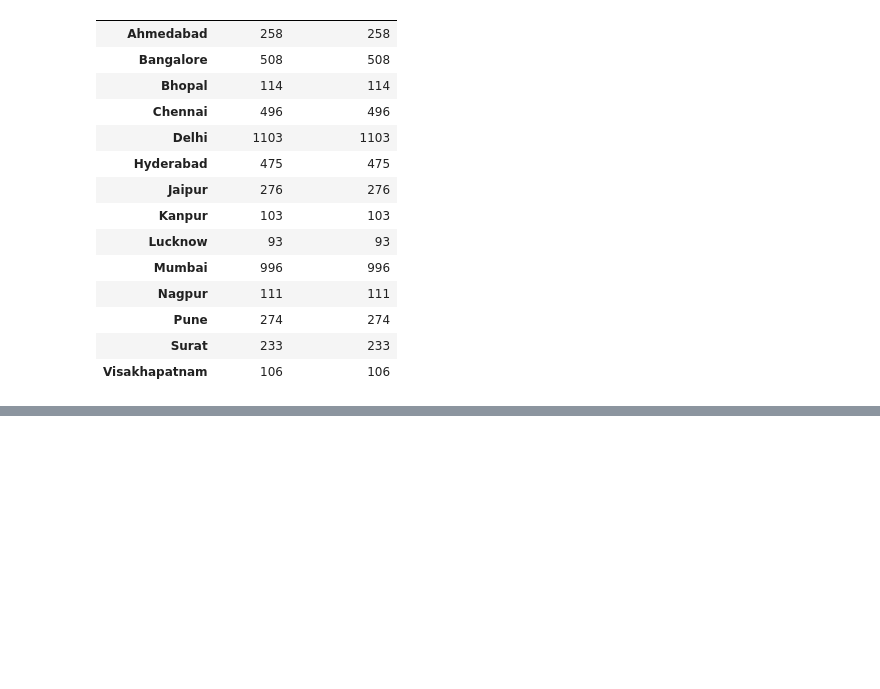
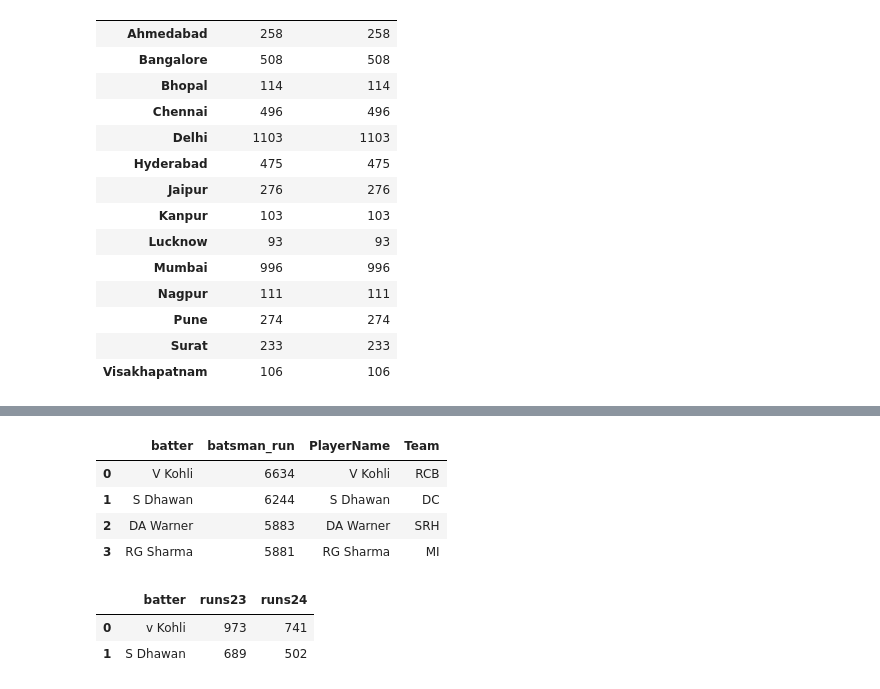
Before and after one commit to pranaliwadkar746-ship-it/Retail-Analytics, a Jupyter notebook: Pandas_Lab 10.ipynb, the cells around one changed output, grey strips where cells are left out. Drawn from its saved outputs; the diff is of its cells as text; code cells hidden in the pictures; blank space fills up the shorter version.

```diff
--- a/Pandas_Lab 10.ipynb
+++ b/Pandas_Lab 10.ipynb
@@ -247,0 +330,4 @@ city_performance
+# %%
+player_team_v2 = player_team.rename(columns={'batter': 'PlayerName'})
+
+player_team_v2
@@ -247,0 +341,19 @@ city_performance
+# %%
+pd.merge(top_batsmen, player_team_v2, left_on='batter', right_on='PlayerName', how='inner')
+# %% [output]
+|  | batter | batsman_run | PlayerName | Team |
+| 0 | V Kohli | 6634 | V Kohli | RCB |
+| 1 | S Dhawan | 6244 | S Dhawan | DC |
+| 2 | DA Warner | 5883 | DA Warner | SRH |
+| 3 | RG Sharma | 5881 | RG Sharma | MI |
+# %%
+#Variation - using Suffixes when both tables share a column name that ISN'T the join key:
+
+season1 = pd.DataFrame({'batter': ['v Kohli', 'S Dhawan'], 'runs': [973, 689]}) #2023
+season2 = pd.DataFrame({'batter': ['v Kohli', 'S Dhawan'], 'runs': [741, 502]}) #2024
+
+pd.merge(season1, season2, on='batter', suffixes=('23', '24'))
+# %% [output]
+|  | batter | runs23 | runs24 |
+| 0 | v Kohli | 973 | 741 |
+| 1 | S Dhawan | 689 | 502 |
```
Also changed, not shown: parts of 11 cells of this notebook, 8 other files.
